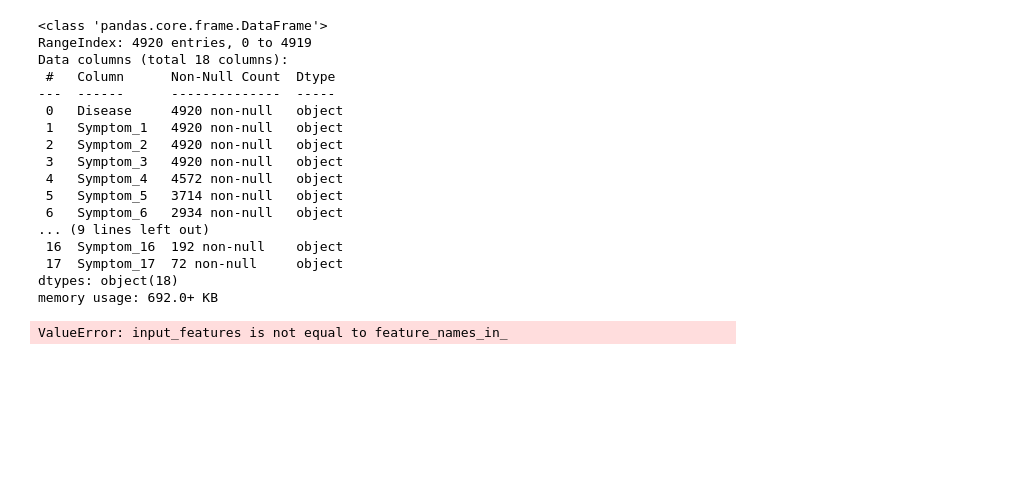
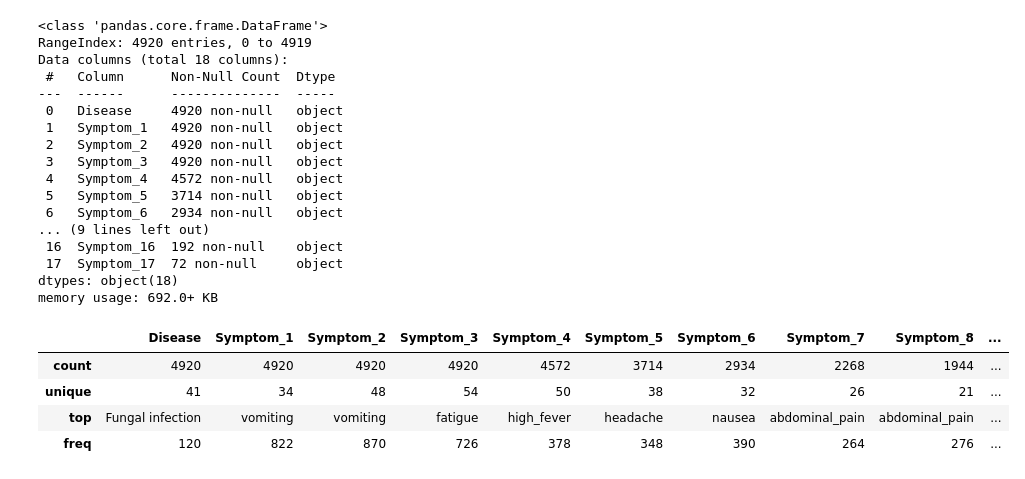
Before and after one commit to Pandananana/SymptoSort, a Jupyter notebook: disease_classifier.ipynb, the cells around one changed output. Saved outputs shown, nothing was run; the diff lists cells and outputs as text; code cells hidden in the pictures; blank space fills up the shorter version.

```diff
--- a/disease_classifier.ipynb
+++ b/disease_classifier.ipynb
@@ -9,7 +9,7 @@ from scipy import stats
 plt.style.use('bmh')
 
 from sklearn.model_selection import train_test_split, GridSearchCV, cross_val_score
-from sklearn.preprocessing import MinMaxScaler, StandardScaler, PolynomialFeatures, OneHotEncoder
+from sklearn.preprocessing import MinMaxScaler, StandardScaler, PolynomialFeatures, OneHotEncoder, LabelEncoder
 from sklearn.impute import SimpleImputer
 from sklearn.pipeline import Pipeline
 from sklearn.compose import ColumnTransformer
@@ -21,8 +21,11 @@ from sklearn.ensemble import AdaBoostClassifier, AdaBoostRegressor
 from sklearn.tree import DecisionTreeClassifier, DecisionTreeRegressor
 import numpy as np
 from sklearn.utils import resample
-from scipy import stats
 from tqdm import tqdm
+from sklearn.base import BaseEstimator, TransformerMixin
+
+# Panda max columns view
+pd.set_option('display.max_columns', 500)
 # %%
 dataset = pd.read_csv('datasets/dataset.csv')
 dataset.info()
@@ -44,14 +47,11 @@ Data columns (total 18 columns):
  17  Symptom_17  72 non-null     object
 dtypes: object(18)
 memory usage: 692.0+ KB
-# %%
-pre_processing = Pipeline([
-    ('Onehot', OneHotEncoder()),
-])
-
-pre_processing.fit_transform(dataset)
-
-target_column = pre_processing.named_steps['Onehot'].get_feature_names_out()
-target_column
-# %% [output]
-ValueError: input_features is not equal to feature_names_in_
+# %%
+dataset.describe()
+# %% [output]
+|  | Disease | Symptom_1 | Symptom_2 | Symptom_3 | Symptom_4 | Symptom_5 | Symptom_6 | Symptom_7 | Symptom_8 | ... |
+| count | 4920 | 4920 | 4920 | 4920 | 4572 | 3714 | 2934 | 2268 | 1944 | ... |
+| unique | 41 | 34 | 48 | 54 | 50 | 38 | 32 | 26 | 21 | ... |
+| top | Fungal infection | vomiting | vomiting | fatigue | high_fever | headache | nausea | abdominal_pain | abdominal_pain | ... |
+| freq | 120 | 822 | 870 | 726 | 378 | 348 | 390 | 264 | 276 | ... |
```
Also changed, not shown: parts of 6 cells of this notebook.
